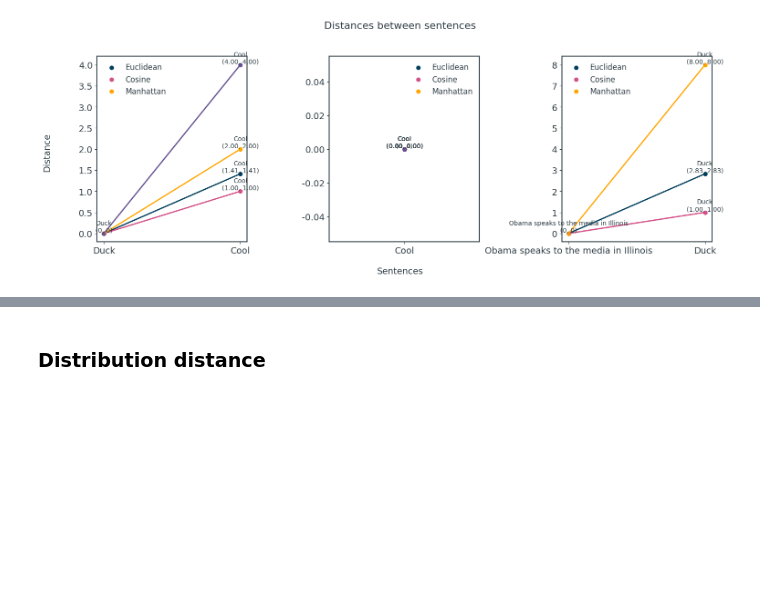
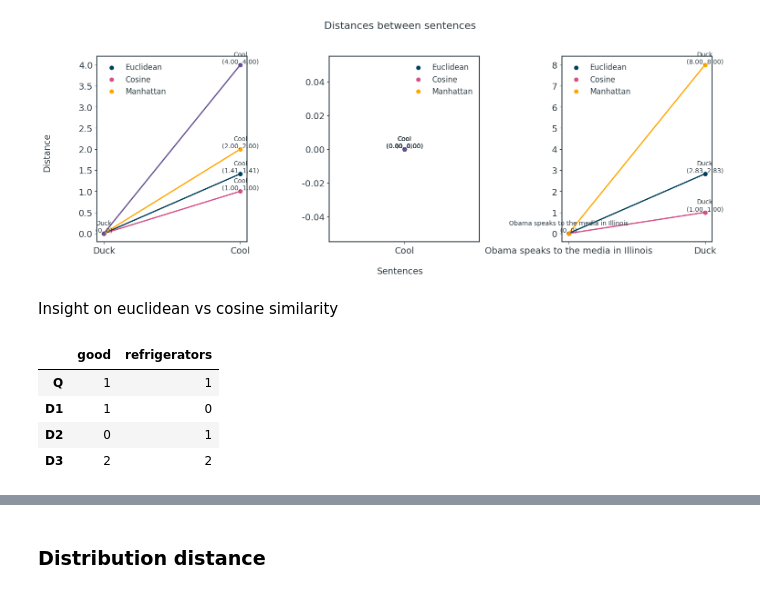
Before and after one commit to micheledinelli/text-distances, a Jupyter notebook: text-distance-analysis.ipynb, the cells around one changed output, grey strips where cells are left out. Cells and saved outputs as stored; diff of their text form; code cells hidden in the pictures; blank space fills up the shorter version.

```diff
--- a/text-distance-analysis.ipynb
+++ b/text-distance-analysis.ipynb
@@ -215,3 +215,42 @@ plt.tight_layout(rect=[0.1, 0.1, 0.9, 0.95])
 plt.show()
 # %% [output]
 [figure]
+# %% [markdown]
+Insight on euclidean vs cosine similarity
+# %%
+Q = "Good refrigerators"
+D1 = "Good morning"
+D2 = "Don't put pizza in the refrigerators"
+D3 = "Good refrigerators review: top 10 good refrigerators"
+
+helper = {
+    "Q": "Good refrigerators",
+    "D1": "Good morning",
+    "D2": "Don't put pizza in the refrigerators",
+    "D3": "Good refrigerators review: top 10 good refrigerators"
+}
+
+corpus = [Q, D1, D2, D3]
+corpus_names = ['Q', 'D1', 'D2', 'D3']
+
+vectorizer = CountVectorizer()
+vectorizer.fit(corpus)
+
+matrix = vectorizer.fit_transform(corpus)
+
+table = matrix.todense()
+df = pd.DataFrame(table,
+                  columns=vectorizer.get_feature_names_out(),
+                  index=corpus_names)
+
+df.head()
+
+# Considering only terms that appear in the query
+df.drop(columns=['in', 'put', 'pizza', 'review', 'top', '10', 'don', 'morning', 'the'], inplace=True)
+df.head()
+# %% [output]
+|  | good | refrigerators |
+| Q | 1 | 1 |
+| D1 | 1 | 0 |
+| D2 | 0 | 1 |
+| D3 | 2 | 2 |
```
Also changed, not shown: parts of 1 cell of this notebook.
